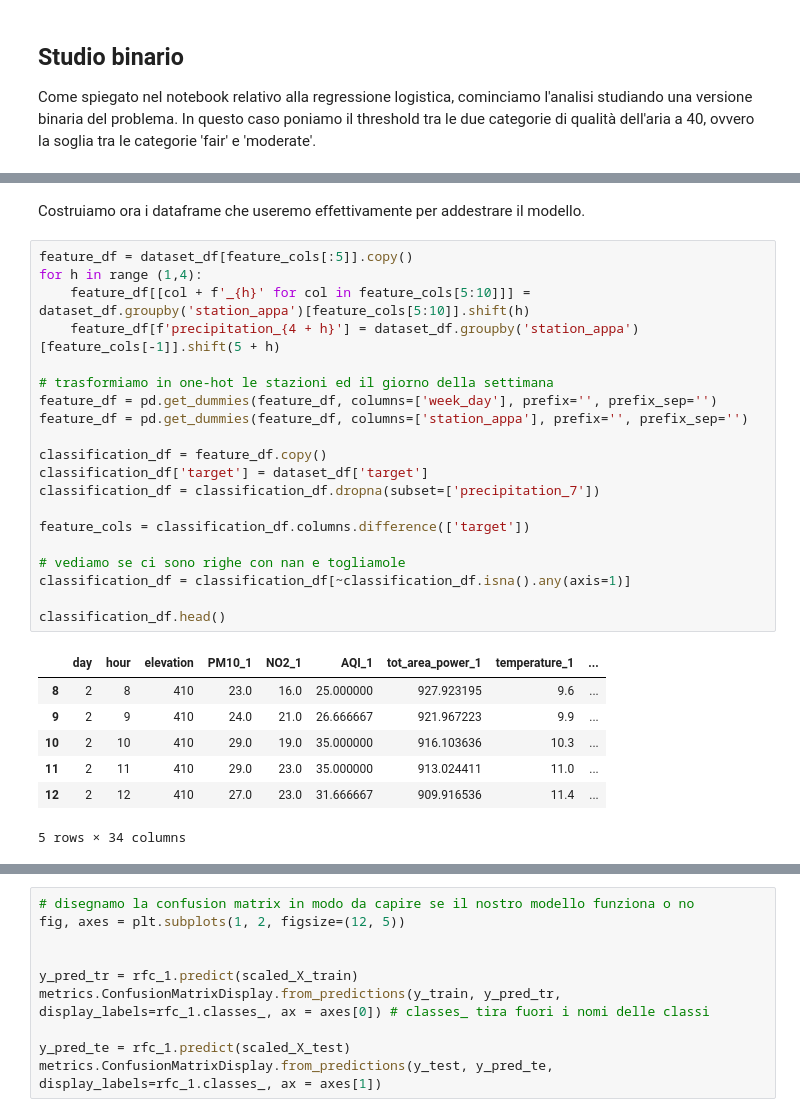
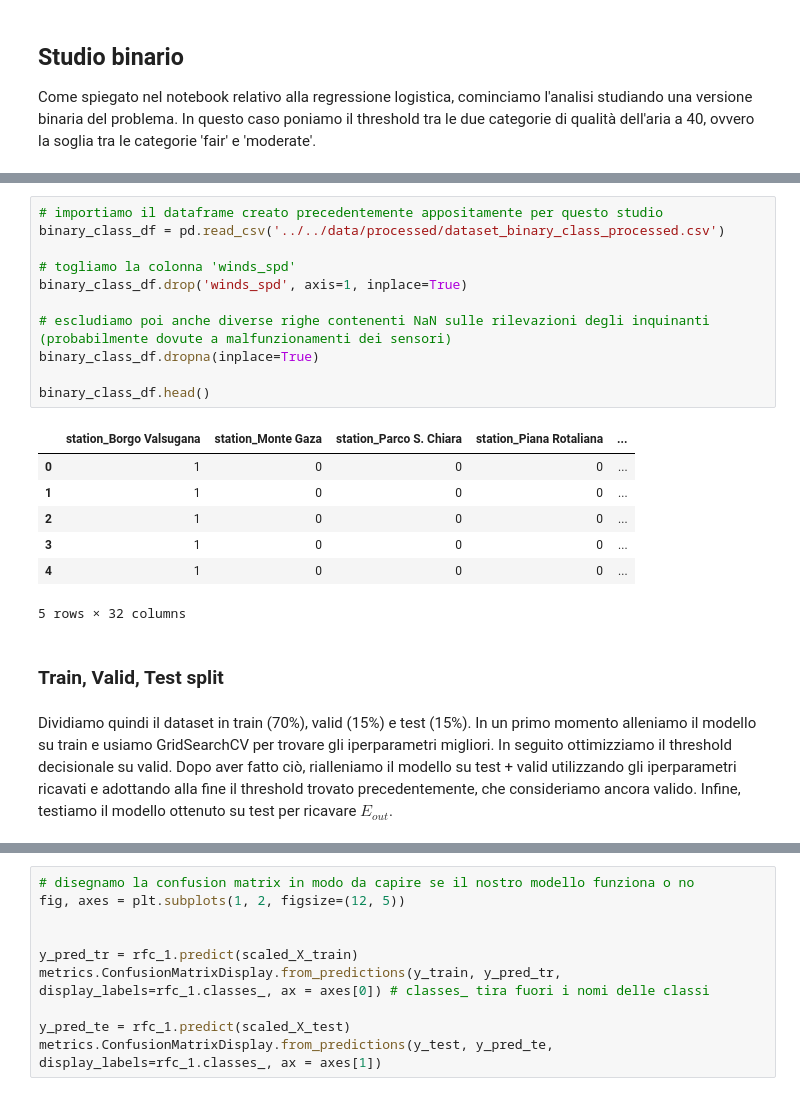
Before and after one commit to CarloDegasperi/DataScience, a Jupyter notebook: notebooks/classification/05_random_forest.ipynb, the cells around one changed output, grey strips where cells are left out. Drawn from its saved outputs; the diff is of its cells as text.

Commit message:
fine lavoro 02 06

```diff
--- a/notebooks/classification/05_random_forest.ipynb
+++ b/notebooks/classification/05_random_forest.ipynb
@@ -93,31 +23,24 @@ dataset_df.head()
-# %% [markdown]
-Costruiamo ora i dataframe che useremo effettivamente per addestrare il modello.
 # %%
-feature_df = dataset_df[feature_cols[:5]].copy()
-for h in range (1,4):
-    feature_df[[col + f'_{h}' for col in feature_cols[5:10]]] = dataset_df.groupby('station_appa')[feature_cols[5:10]].shift(h)
-    feature_df[f'precipitation_{4 + h}'] = dataset_df.groupby('station_appa')[feature_cols[-1]].shift(5 + h)
+# importiamo il dataframe creato precedentemente appositamente per questo studio
+binary_class_df = pd.read_csv('../../data/processed/dataset_binary_class_processed.csv')
 
-# trasformiamo in one-hot le stazioni ed il giorno della settimana
-feature_df = pd.get_dummies(feature_df, columns=['week_day'], prefix='', prefix_sep='')
-feature_df = pd.get_dummies(feature_df, columns=['station_appa'], prefix='', prefix_sep='')
+# togliamo la colonna 'winds_spd'
+binary_class_df.drop('winds_spd', axis=1, inplace=True)
 
-classification_df = feature_df.copy()
-classification_df['target'] = dataset_df['target']
-classification_df = classification_df.dropna(subset=['precipitation_7'])
+# escludiamo poi anche diverse righe contenenti NaN sulle rilevazioni degli inquinanti (probabilmente dovute a malfunzionamenti dei sensori)
+binary_class_df.dropna(inplace=True)
 
-feature_cols = classification_df.columns.difference(['target'])
-
-# vediamo se ci sono righe con nan e togliamole
-classification_df = classification_df[~classification_df.isna().any(axis=1)]
-
-classification_df.head()
+binary_class_df.head()
 # %% [output]
-|  | day | hour | elevation | PM10_1 | NO2_1 | AQI_1 | tot_area_power_1 | temperature_1 | ... |
-| 8 | 2 | 8 | 410 | 23.0 | 16.0 | 25.000000 | 927.923195 | 9.6 | ... |
-| 9 | 2 | 9 | 410 | 24.0 | 21.0 | 26.666667 | 921.967223 | 9.9 | ... |
-| 10 | 2 | 10 | 410 | 29.0 | 19.0 | 35.000000 | 916.103636 | 10.3 | ... |
-| 11 | 2 | 11 | 410 | 29.0 | 23.0 | 35.000000 | 913.024411 | 11.0 | ... |
-| 12 | 2 | 12 | 410 | 27.0 | 23.0 | 31.666667 | 909.916536 | 11.4 | ... |
+|  | station_Borgo Valsugana | station_Monte Gaza | station_Parco S. Chiara | station_Piana Rotaliana | ... |
+| 0 | 1 | 0 | 0 | 0 | ... |
+| 1 | 1 | 0 | 0 | 0 | ... |
+| 2 | 1 | 0 | 0 | 0 | ... |
+| 3 | 1 | 0 | 0 | 0 | ... |
+| 4 | 1 | 0 | 0 | 0 | ... |
-5 rows × 34 columns
+5 rows × 32 columns
+# %% [markdown]
+### Train, Valid, Test split
+# %% [markdown]
+Dividiamo quindi il dataset in train (70%), valid (15%) e test (15%). In un primo momento alleniamo il modello su train e usiamo GridSearchCV per trovare gli iperparametri migliori. In seguito ottimizziamo il threshold decisionale su valid. Dopo aver fatto ciò, rialleniamo il modello su test + valid utilizzando gli iperparametri ricavati e adottando alla fine il threshold trovato precedentemente, che consideriamo ancora valido. Infine, testiamo il modello ottenuto su test per ricavare $E_{out}$.
 # %%
```
Also changed, not shown: parts of 35 cells of this notebook, 2 other files.
